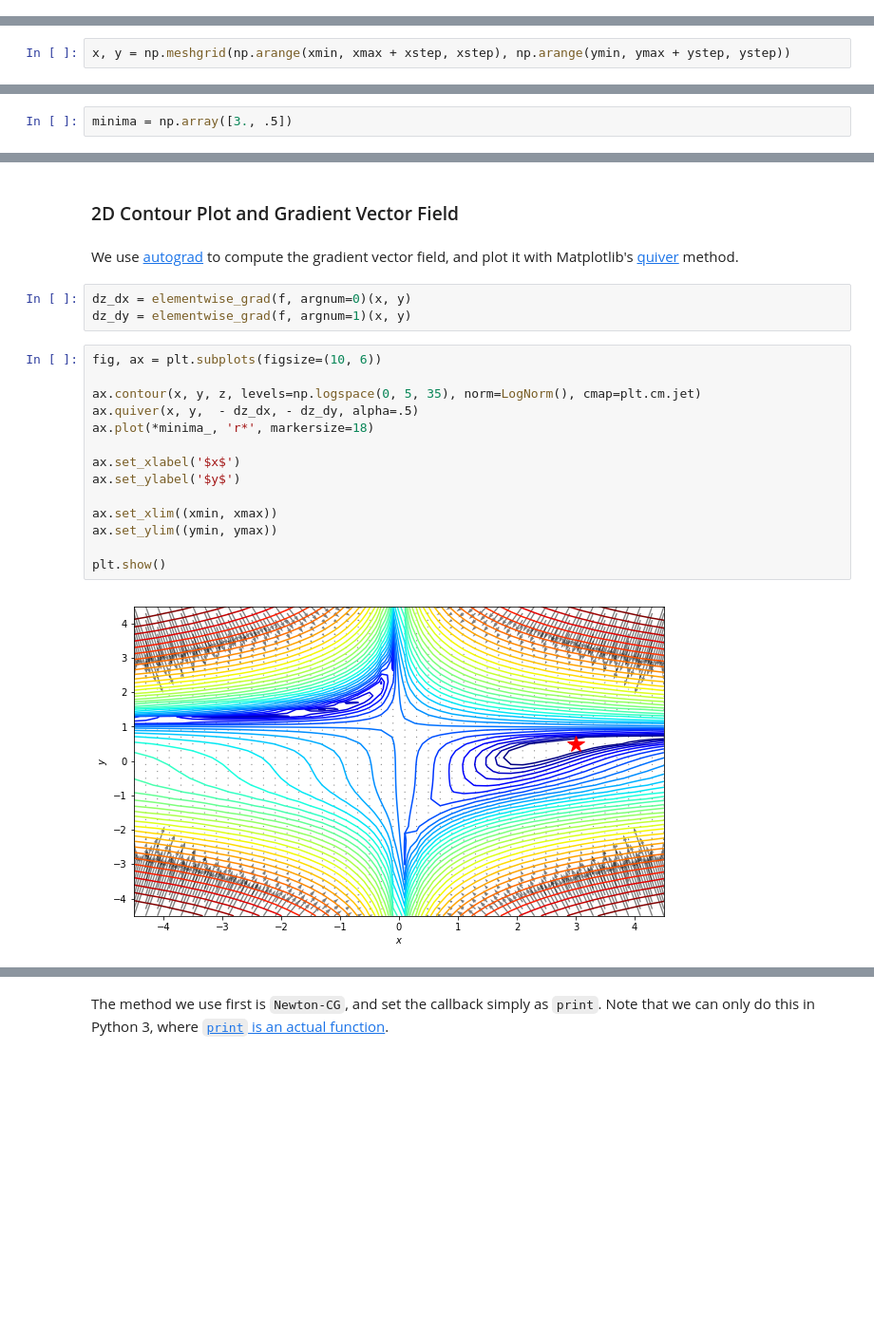
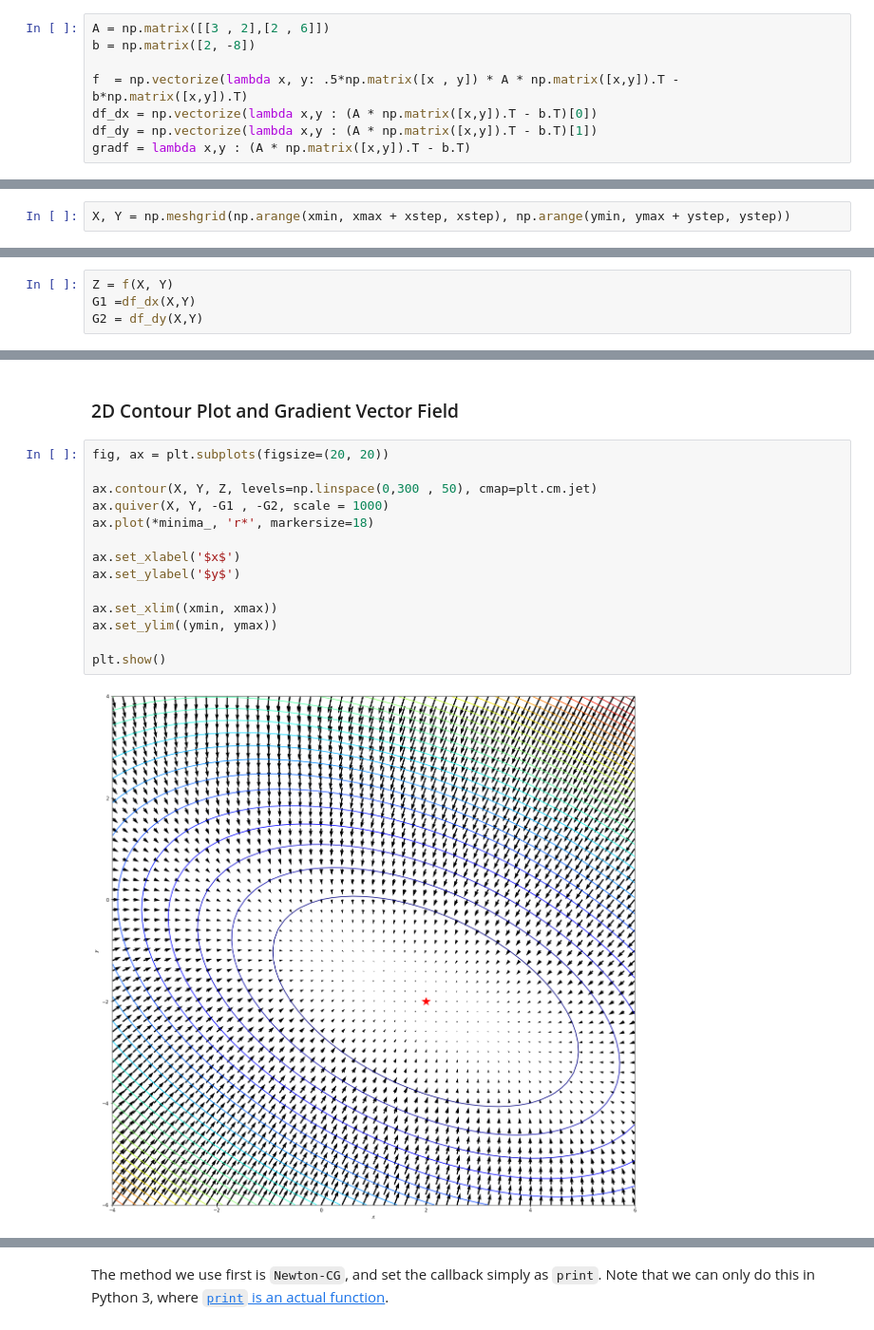
Before and after one commit to lorecchia/convex, a Jupyter notebook: code/smoothgd1.ipynb, the cells around one changed output, grey strips where cells are left out. Shown at 95% size. Saved outputs shown, nothing was run; the diff lists cells and outputs as text; blank space fills up the shorter version.

```diff
--- a/code/smoothgd.ipynb
+++ b/code/smoothgd1.ipynb
@@ -38,5 +34,13 @@ f  = lambda x, y: np.array([x , y]).T * A * np.array([x,y])
+# %%
+A = np.matrix([[3 , 2],[2 , 6]])
+b = np.matrix([2, -8])
+
+f  = np.vectorize(lambda x, y: .5*np.matrix([x , y]) * A * np.matrix([x,y]).T - b*np.matrix([x,y]).T)
+df_dx = np.vectorize(lambda x,y : (A * np.matrix([x,y]).T - b.T)[0])
+df_dy = np.vectorize(lambda x,y : (A * np.matrix([x,y]).T - b.T)[1])
+gradf = lambda x,y : (A * np.matrix([x,y]).T - b.T)
 # %%
 xmin, xmax, xstep = -4, 6, .2
 ymin, ymax, ystep = -6, 4, .2
 # %%
-x, y = np.meshgrid(np.arange(xmin, xmax + xstep, xstep), np.arange(ymin, ymax + ystep, ystep))
+X, Y = np.meshgrid(np.arange(xmin, xmax + xstep, xstep), np.arange(ymin, ymax + ystep, ystep))
@@ -49,2 +47,4 @@ We know the global minima is at $(3, 0.5)$
-# %%
-minima = np.array([3., .5])
+# %%
+Z = f(X, Y)
+G1 =df_dx(X,Y)
+G2 = df_dy(X,Y)
@@ -85,24 +89,19 @@ plt.show()
 # %% [markdown]
 ### 2D Contour Plot and Gradient Vector Field
-# %% [markdown]
-We use [autograd](https://github.com/HIPS/autograd) to compute the gradient vector field, and plot it with Matplotlib's [quiver](http://matplotlib.org/api/pyplot_api.html#matplotlib.pyplot.quiver) method.
-# %%
-dz_dx = elementwise_grad(f, argnum=0)(x, y)
-dz_dy = elementwise_grad(f, argnum=1)(x, y)
 # %%
-fig, ax = plt.subplots(figsize=(10, 6))
+fig, ax = plt.subplots(figsize=(20, 20))
 
-ax.contour(x, y, z, levels=np.logspace(0, 5, 35), norm=LogNorm(), cmap=plt.cm.jet)
-ax.quiver(x, y,  - dz_dx, - dz_dy, alpha=.5)
+ax.contour(X, Y, Z, levels=np.linspace(0,300 , 50), cmap=plt.cm.jet)
+ax.quiver(X, Y, -G1 , -G2, scale = 1000)
 ax.plot(*minima_, 'r*', markersize=18)
 
 ax.set_xlabel('$x$')
 ax.set_ylabel('$y$')
 
 ax.set_xlim((xmin, xmax))
 ax.set_ylim((ymin, ymax))
 
 plt.show()
 # %% [output]
-[figure, old version]
+[figure, new version]
 # %% [markdown]
```
Also changed, not shown: parts of 22 cells of this notebook.
